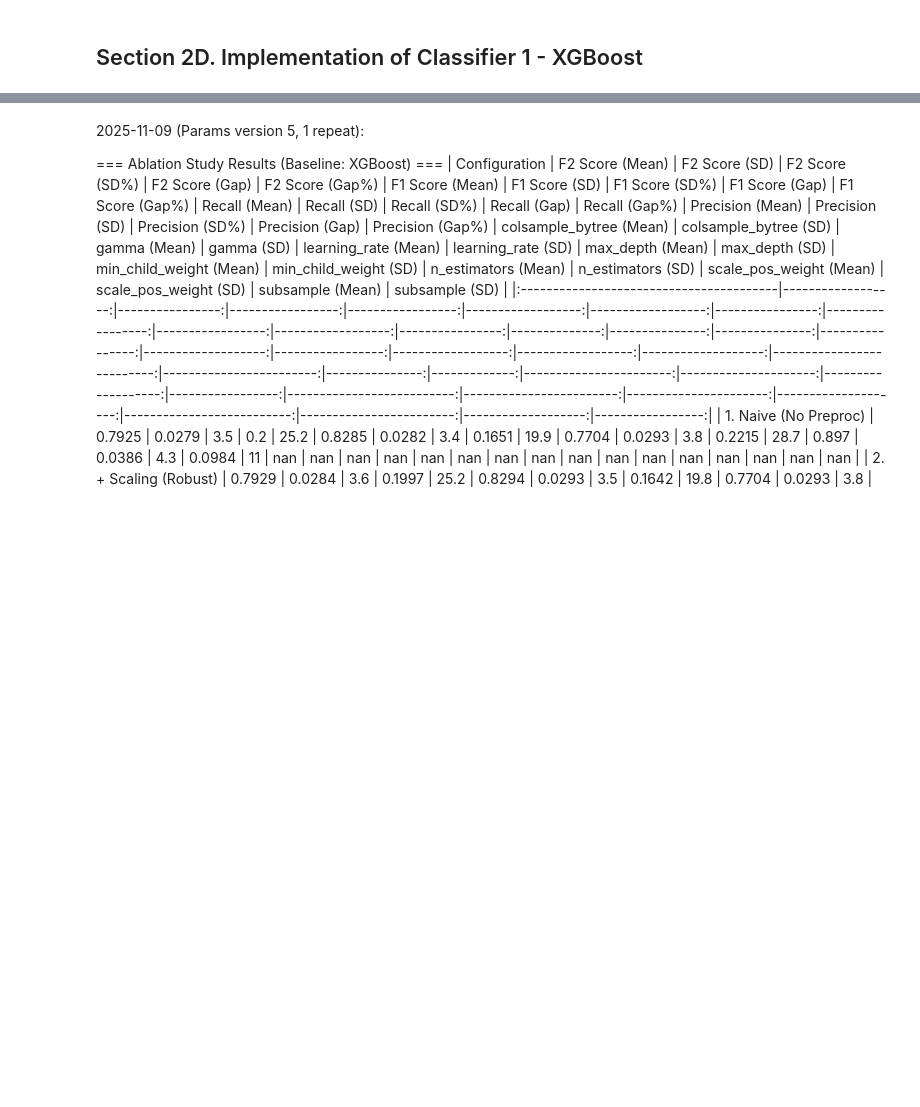
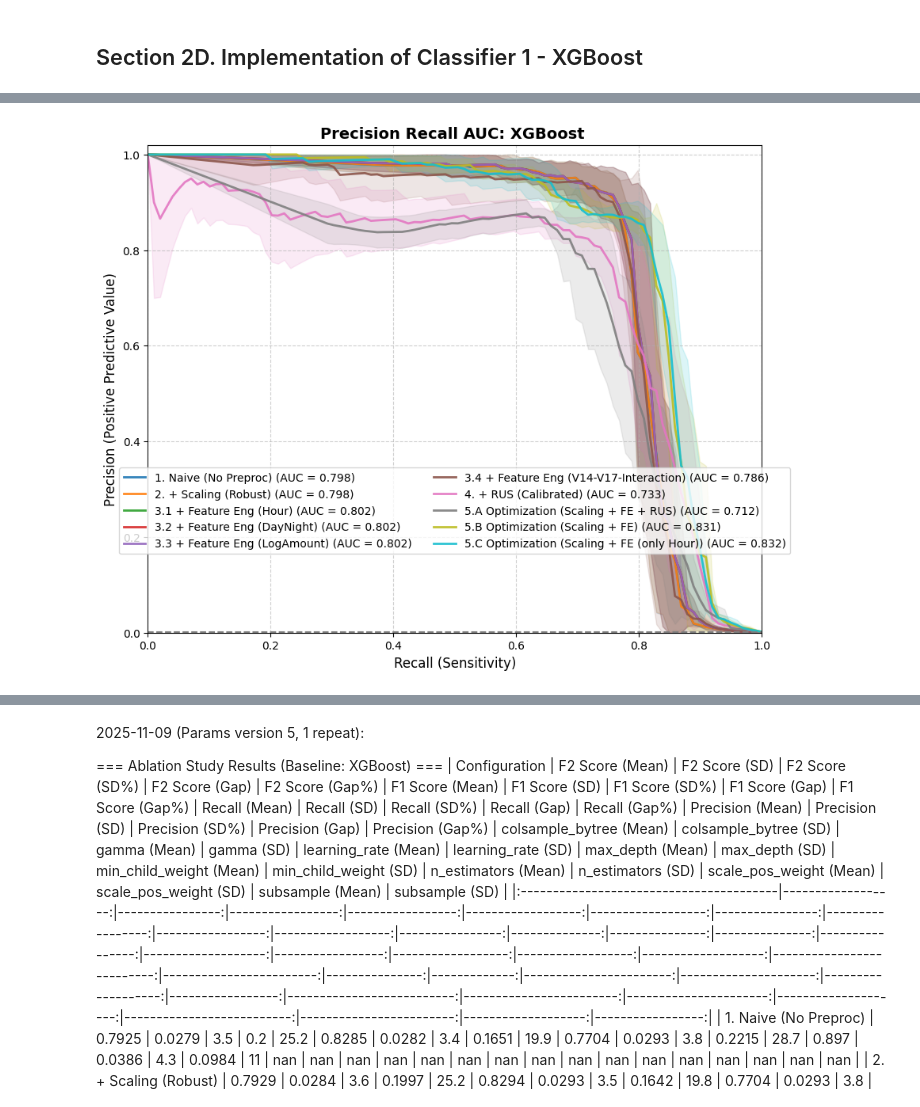
Before and after one commit to ang-bill/IU-DLMDSME01-Credit-Card-Fraud-Detection, a Jupyter notebook: Task1_Credit_Card_Fraud_Detection_Classifier_1.ipynb, the cells around one changed output, grey strips where cells are left out. Drawn from its saved outputs; the diff is of its cells as text; code cells hidden in the pictures; blank space fills up the shorter version.

```diff
--- a/Task1_Credit_Card_Fraud_Detection_Classifier_1.ipynb
+++ b/Task1_Credit_Card_Fraud_Detection_Classifier_1.ipynb
@@ -1031,7 +1145,34 @@ xgb_params_v6 = {
     'colsample_bytree': [0.7] # default 1, subsample ratio of columns when
                               # constructing each tree.
 }
-xgb_params = xgb_params_v6
+
+# Params version 7
+# Refinement of v6: increase the lower bound of min_child_weight to prevent overfit and set to randint, increase lower bound of scale_pos_weight
+xgb_params_v7 = {
+    'scale_pos_weight': randint(400, 600),  # Range including legit/fraud ratio 578:1
+    'max_depth': randint(3, 6), # Maximum depth of a tree. Increasing this value
+                                # will make the model more complex and more
+                                # likely to overfit.
+    'learning_rate': loguniform(0.01, 0.1),
+                                # default 0.3, Step size shrinkage used in
+                                # update to prevent overfitting.
+    'min_child_weight': randint(20, 50), # default 1, the larger, the more conservative
+
+    'n_estimators': [150],
+
+    # Set minimum loss reduction for regularization
+    'gamma': [0.2],  # default 0, Minimum loss reduction required
+                    # to make a further partition on a leaf node of the tree.
+                    # The larger gamma is, the more conservative the algorithm
+                    # will be.
+
+    # Train each tree only on 70% of data / columns to prevent overvitting
+    'subsample': [0.7], # default 1, subsample ratio of the training instances
+                        # (per boosting iteration)
+    'colsample_bytree': [0.7] # default 1, subsample ratio of columns when
+                              # constructing each tree.
+}
+xgb_params = xgb_params_v7
 
 
 df_results, plot_data = run_ablation_study(
@@ -1071,0 +1213 @@ visualize_results("XGBoost", xgb_params, df_results, plot_data)
+[figure, added]
```
Also changed, not shown: parts of 21 cells of this notebook.
